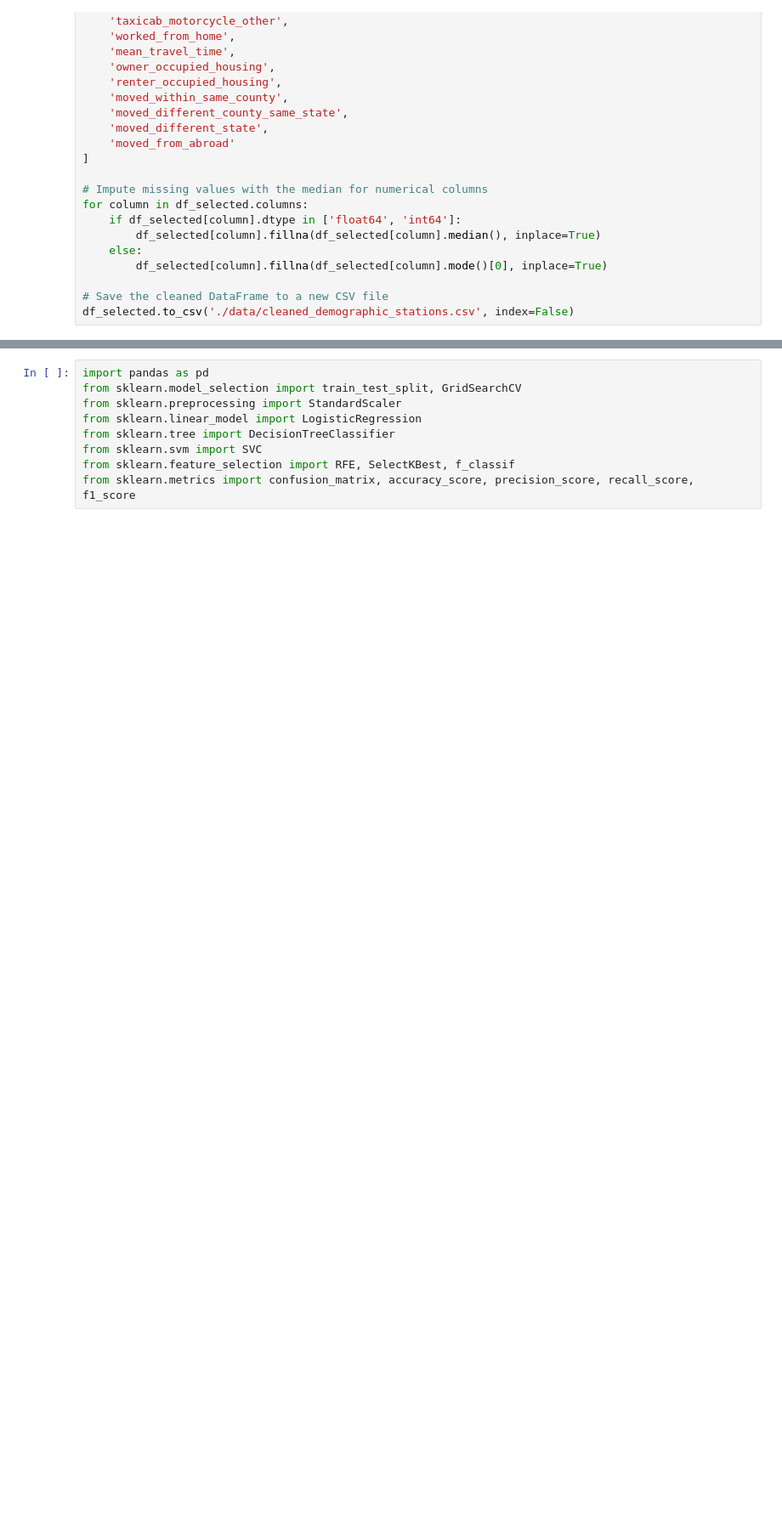
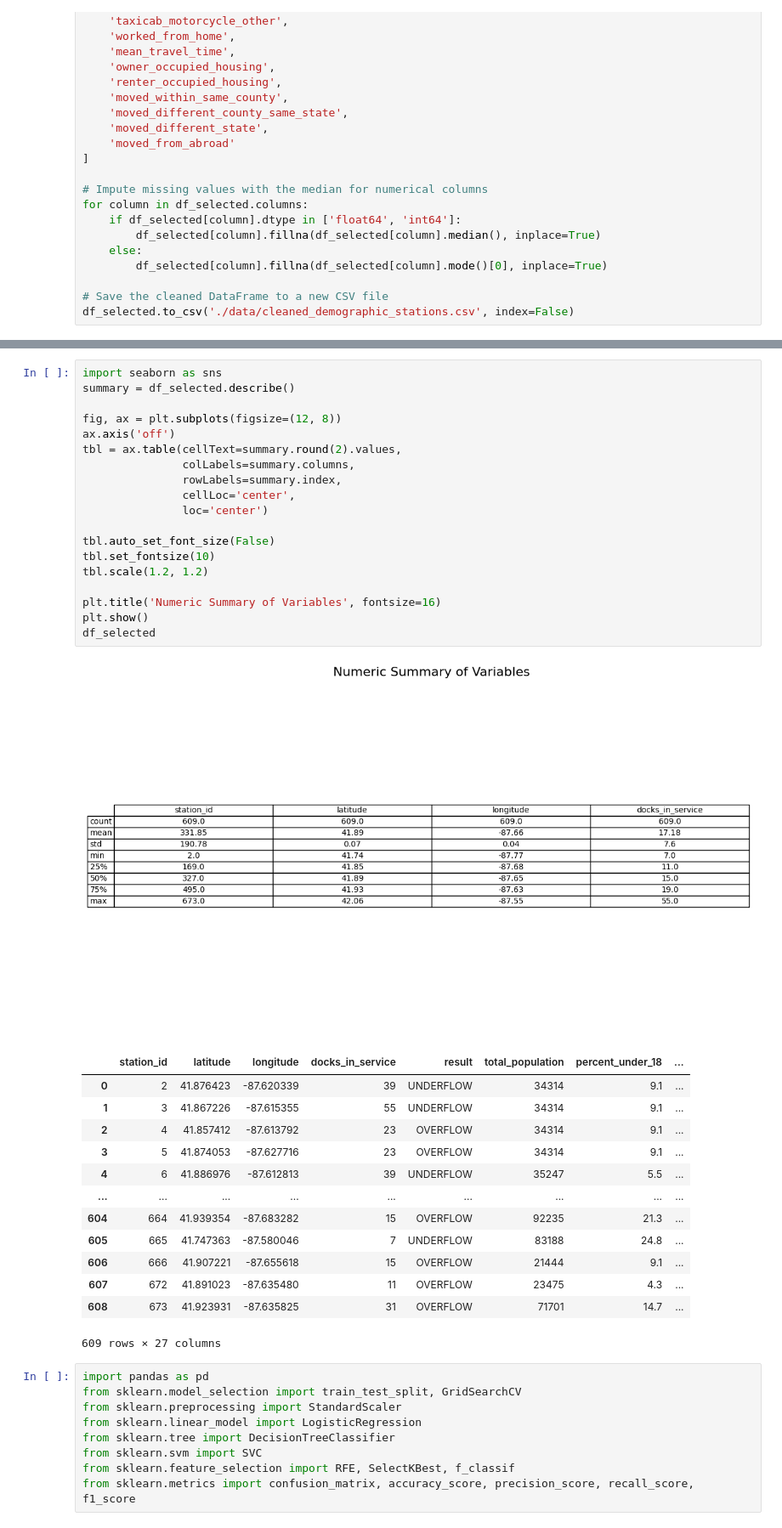
Before and after one commit to TURX/451_divvy_bike, a Jupyter notebook: larissa/code.ipynb, the cells around one changed output, grey strips where cells are left out. Shown at 85% size. Saved outputs shown, nothing was run; the diff lists cells and outputs as text; blank space fills up the shorter version.

```diff
--- a/larissa/code.ipynb
+++ b/larissa/code.ipynb
@@ -189,3 +210,37 @@ array(['UNDERFLOW', 'OVERFLOW'], dtype=object)
+# %%
+import seaborn as sns
+summary = df_selected.describe()
+
+fig, ax = plt.subplots(figsize=(12, 8))
+ax.axis('off')
+tbl = ax.table(cellText=summary.round(2).values,
+               colLabels=summary.columns,
+               rowLabels=summary.index,
+               cellLoc='center',
+               loc='center')
+
+tbl.auto_set_font_size(False)
+tbl.set_fontsize(10)
+tbl.scale(1.2, 1.2)
+
+plt.title('Numeric Summary of Variables', fontsize=16)
+plt.show()
+df_selected
+# %% [output]
+[figure, added]
+|  | station_id | latitude | longitude | docks_in_service | result | total_population | percent_under_18 | ... |
+| 0 | 2 | 41.876423 | -87.620339 | 39 | UNDERFLOW | 34314 | 9.1 | ... |
+| 1 | 3 | 41.867226 | -87.615355 | 55 | UNDERFLOW | 34314 | 9.1 | ... |
+| 2 | 4 | 41.857412 | -87.613792 | 23 | OVERFLOW | 34314 | 9.1 | ... |
+| 3 | 5 | 41.874053 | -87.627716 | 23 | OVERFLOW | 34314 | 9.1 | ... |
+| 4 | 6 | 41.886976 | -87.612813 | 39 | UNDERFLOW | 35247 | 5.5 | ... |
+| ... | ... | ... | ... | ... | ... | ... | ... | ... |
+| 604 | 664 | 41.939354 | -87.683282 | 15 | OVERFLOW | 92235 | 21.3 | ... |
+| 605 | 665 | 41.747363 | -87.580046 | 7 | UNDERFLOW | 83188 | 24.8 | ... |
+| 606 | 666 | 41.907221 | -87.655618 | 15 | OVERFLOW | 21444 | 9.1 | ... |
+| 607 | 672 | 41.891023 | -87.635480 | 11 | OVERFLOW | 23475 | 4.3 | ... |
+| 608 | 673 | 41.923931 | -87.635825 | 31 | OVERFLOW | 71701 | 14.7 | ... |
+609 rows × 27 columns
 # %%
 import pandas as pd
 from sklearn.model_selection import train_test_split, GridSearchCV
```
Also changed, not shown: parts of 4 cells of this notebook.
